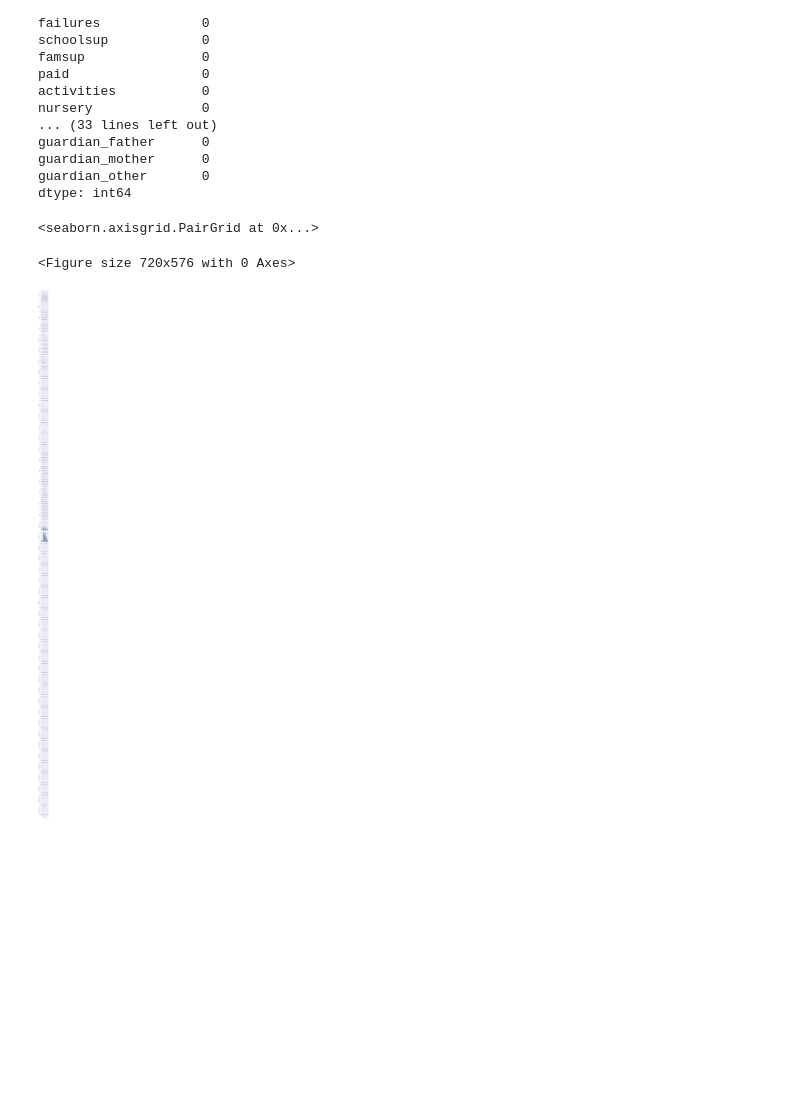
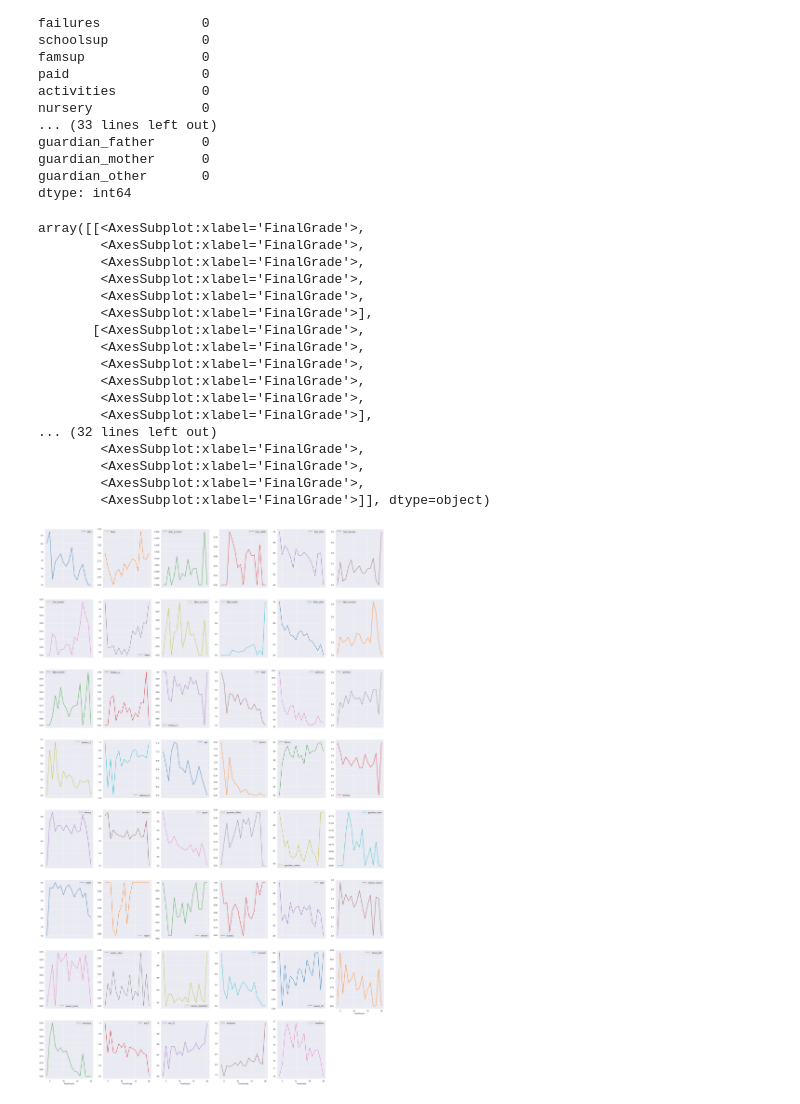
Before and after one commit to sergioKmoralesV/ex-ekinox, a Jupyter notebook: eda.ipynb, the cells around one changed output. Cells and saved outputs as stored; diff of their text form; code cells hidden in the pictures; blank space fills up the shorter version.

Commit message:
Final graph

```diff
--- a/eda.ipynb
+++ b/eda.ipynb
@@ -96,12 +98,27 @@ dtype: int64
 # %%
 import matplotlib.pyplot as plt
 import seaborn as sns
 
-sns.pairplot(df_master, x_vars=['FinalGrade'])
+pd.pivot_table(df_master, index='FinalGrade').plot(layout=(8,6), figsize=(30,50), subplots=True, sort_columns=True)’
 # %% [output]
-<seaborn.axisgrid.PairGrid at 0x...>
+array([[<AxesSubplot:xlabel='FinalGrade'>,
+        <AxesSubplot:xlabel='FinalGrade'>,
+        <AxesSubplot:xlabel='FinalGrade'>,
+        <AxesSubplot:xlabel='FinalGrade'>,
+        <AxesSubplot:xlabel='FinalGrade'>,
+        <AxesSubplot:xlabel='FinalGrade'>],
+       [<AxesSubplot:xlabel='FinalGrade'>,
+        <AxesSubplot:xlabel='FinalGrade'>,
+        <AxesSubplot:xlabel='FinalGrade'>,
+        <AxesSubplot:xlabel='FinalGrade'>,
+        <AxesSubplot:xlabel='FinalGrade'>,
+        <AxesSubplot:xlabel='FinalGrade'>],
+... (32 lines left out)
+        <AxesSubplot:xlabel='FinalGrade'>,
+        <AxesSubplot:xlabel='FinalGrade'>,
+        <AxesSubplot:xlabel='FinalGrade'>,
+        <AxesSubplot:xlabel='FinalGrade'>]], dtype=object)
-<Figure size 720x576 with 0 Axes>
-[figure, old version]
+[figure, new version]
 # %%
 plt.figure(figsize = (5,5))
 sns.heatmap(df.corr());
```
Also changed, not shown: parts of 5 cells of this notebook.
